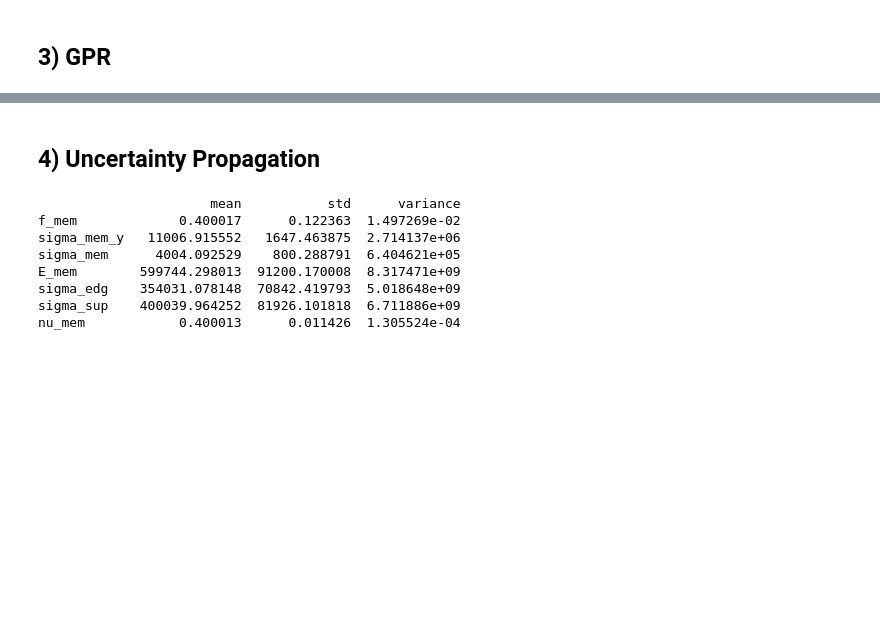
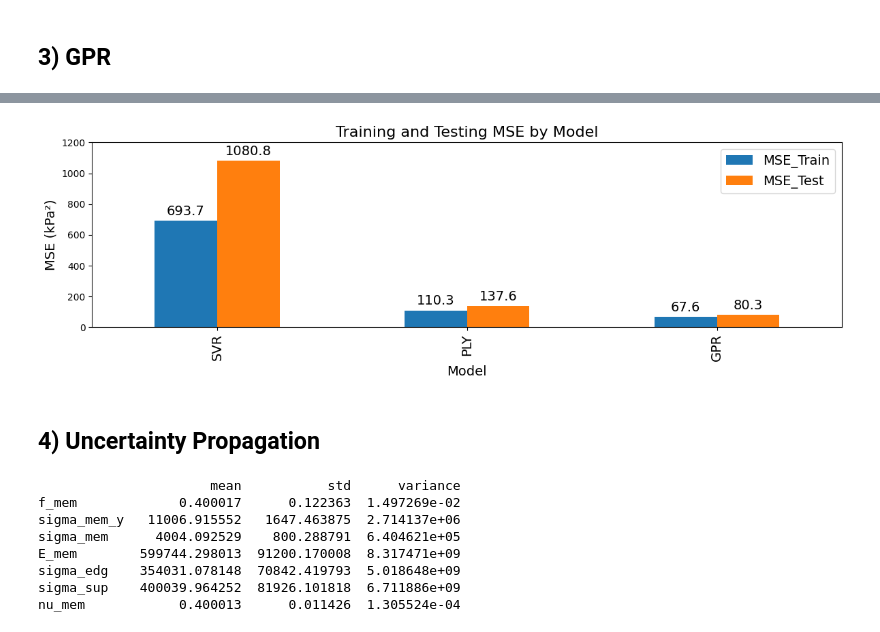
Before and after one commit to lapulga-10/Surrogate-Modeling-and-Uncertainty-Quantification, a Jupyter notebook: Code/Week_5_Surrogate_model_fitting.ipynb, the cells around one changed output, grey strips where cells are left out. Drawn from its saved outputs; the diff is of its cells as text; code cells hidden in the pictures; blank space fills up the shorter version.

```diff
--- a/Code/Week_5_Surrogate_model_fitting.ipynb
+++ b/Code/Week_5_Surrogate_model_fitting.ipynb
@@ -540,3 +540,25 @@ plt.show()
+# %%
+ax = mse_df.plot(kind="bar", figsize=(12, 4))
+
+for container in ax.containers:
+    ax.bar_label(container, fmt='%.1f', padding=3, fontsize=14)
+
+ax.set_xlabel("Model", fontsize=14)
+ax.set_ylabel("MSE (kPa²)", fontsize=14)
+ax.set_ylim(0, 1200)
+ax.set_title("Training and Testing MSE by Model", fontsize=16)
+
+# Increase x-axis model name font size
+ax.tick_params(axis="x", labelsize=14)
+
+# Legend font size
+ax.legend(fontsize=14)
+
+plt.tight_layout()
+plt.savefig("results/mse_bar_chart.png", dpi=300, bbox_inches="tight")
+plt.show()
+# %% [output]
+[figure, added]
 # %% [markdown]
 ## 4) Uncertainty Propagation
 # %%
```
Also changed, not shown: parts of 33 cells of this notebook, 25 other files.
